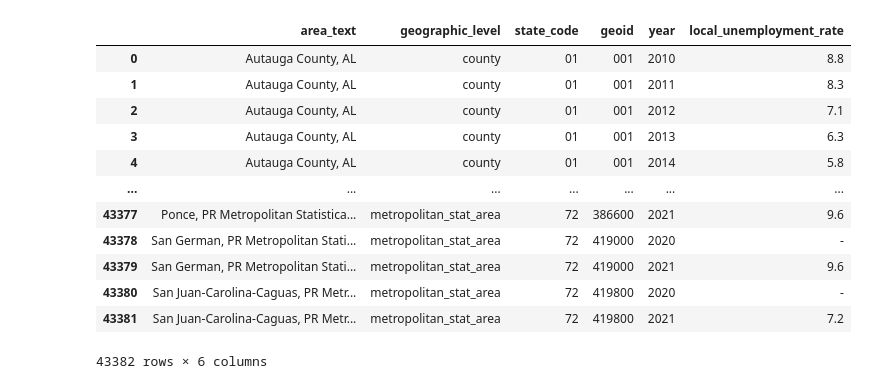
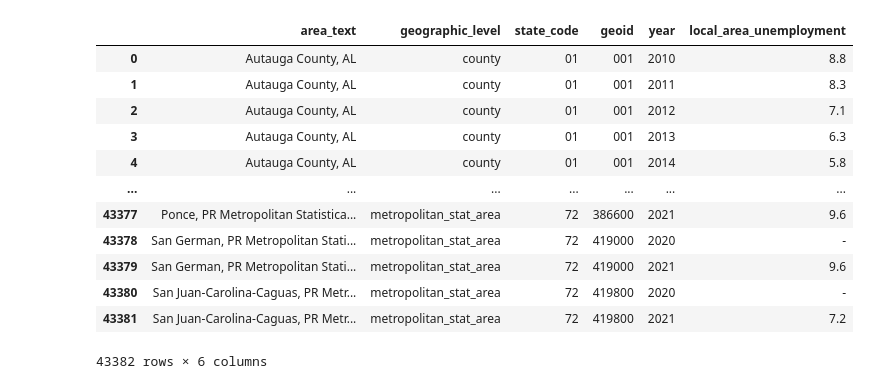
Before and after one commit to catalyst-cooperative/rmi-energy-communities, a Jupyter notebook: src/energy_comms/extract/lau.ipynb, the cells around one changed output. Cells and saved outputs as stored; diff of their text form; code cells hidden in the pictures.

```diff
--- a/src/energy_comms/extract/lau.ipynb
+++ b/src/energy_comms/extract/lau.ipynb
@@ -24,16 +18,22 @@ df = df[['area_text','geographic_level','state_code','geoid','year','local_unemp
-# %%
-df
-# %% [output]
-|  | area_text | geographic_level | state_code | geoid | year | local_unemployment_rate |
-| 0 | Autauga County, AL | county | 01 | 001 | 2010 | 8.8 |
-| 1 | Autauga County, AL | county | 01 | 001 | 2011 | 8.3 |
-| 2 | Autauga County, AL | county | 01 | 001 | 2012 | 7.1 |
-| 3 | Autauga County, AL | county | 01 | 001 | 2013 | 6.3 |
-| 4 | Autauga County, AL | county | 01 | 001 | 2014 | 5.8 |
-| ... | ... | ... | ... | ... | ... | ... |
-| 43377 | Ponce, PR Metropolitan Statistica... | metropolitan_stat_area | 72 | 386600 | 2021 | 9.6 |
-| 43378 | San German, PR Metropolitan Stati... | metropolitan_stat_area | 72 | 419000 | 2020 | - |
-| 43379 | San German, PR Metropolitan Stati... | metropolitan_stat_area | 72 | 419000 | 2021 | 9.6 |
-| 43380 | San Juan-Carolina-Caguas, PR Metr... | metropolitan_stat_area | 72 | 419800 | 2020 | - |
-| 43381 | San Juan-Carolina-Caguas, PR Metr... | metropolitan_stat_area | 72 | 419800 | 2021 | 7.2 |
-43382 rows × 6 columns
+# %%
+# convert to clean df
+
+df = df.rename(columns={'value':'local_area_unemployment'})
+
+lau_df = df[['area_text','geographic_level','state_code','geoid','year','local_area_unemployment']]
+
+lau_df
+# %% [output]
+|  | area_text | geographic_level | state_code | geoid | year | local_area_unemployment |
+| 0 | Autauga County, AL | county | 01 | 001 | 2010 | 8.8 |
+| 1 | Autauga County, AL | county | 01 | 001 | 2011 | 8.3 |
+| 2 | Autauga County, AL | county | 01 | 001 | 2012 | 7.1 |
+| 3 | Autauga County, AL | county | 01 | 001 | 2013 | 6.3 |
+| 4 | Autauga County, AL | county | 01 | 001 | 2014 | 5.8 |
+| ... | ... | ... | ... | ... | ... | ... |
+| 43377 | Ponce, PR Metropolitan Statistica... | metropolitan_stat_area | 72 | 386600 | 2021 | 9.6 |
+| 43378 | San German, PR Metropolitan Stati... | metropolitan_stat_area | 72 | 419000 | 2020 | - |
+| 43379 | San German, PR Metropolitan Stati... | metropolitan_stat_area | 72 | 419000 | 2021 | 9.6 |
+| 43380 | San Juan-Carolina-Caguas, PR Metr... | metropolitan_stat_area | 72 | 419800 | 2020 | - |
+| 43381 | San Juan-Carolina-Caguas, PR Metr... | metropolitan_stat_area | 72 | 419800 | 2021 | 7.2 |
+43382 rows × 6 columns
```
Also changed, not shown: parts of 10 cells of this notebook, 8 other files.
